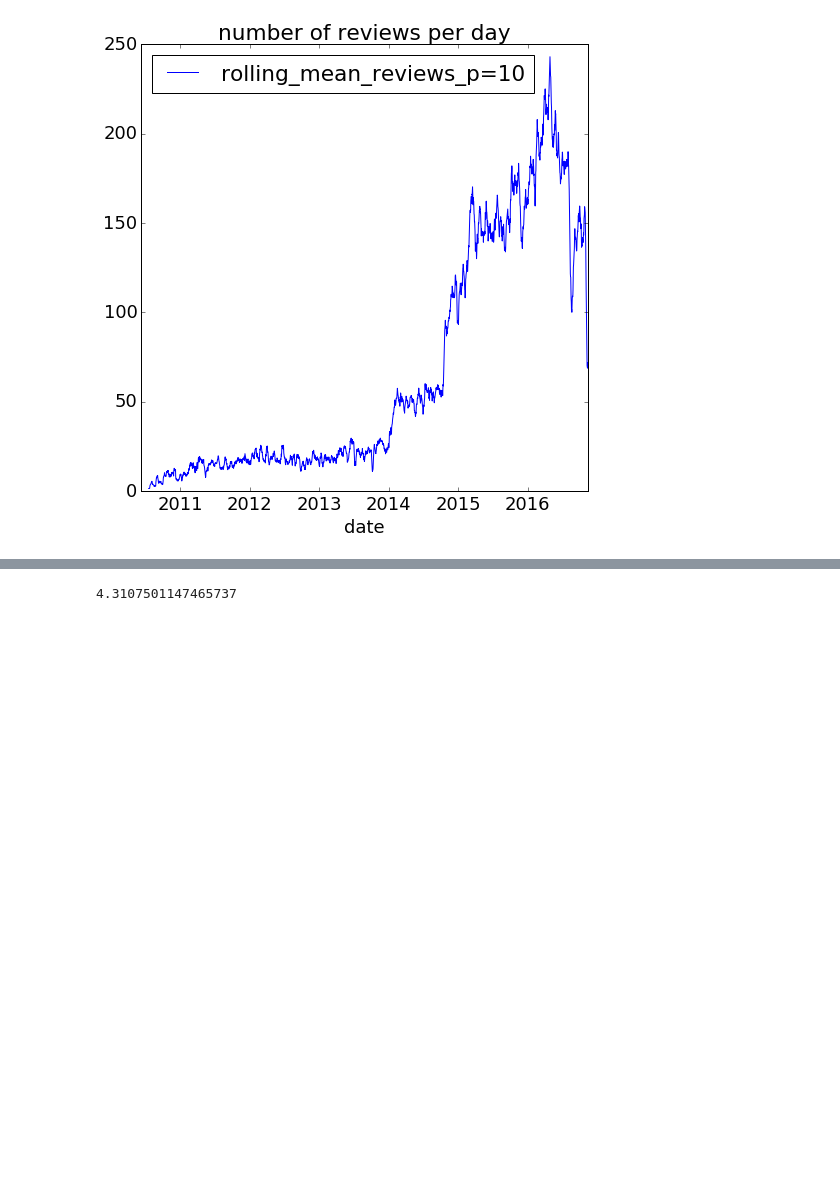
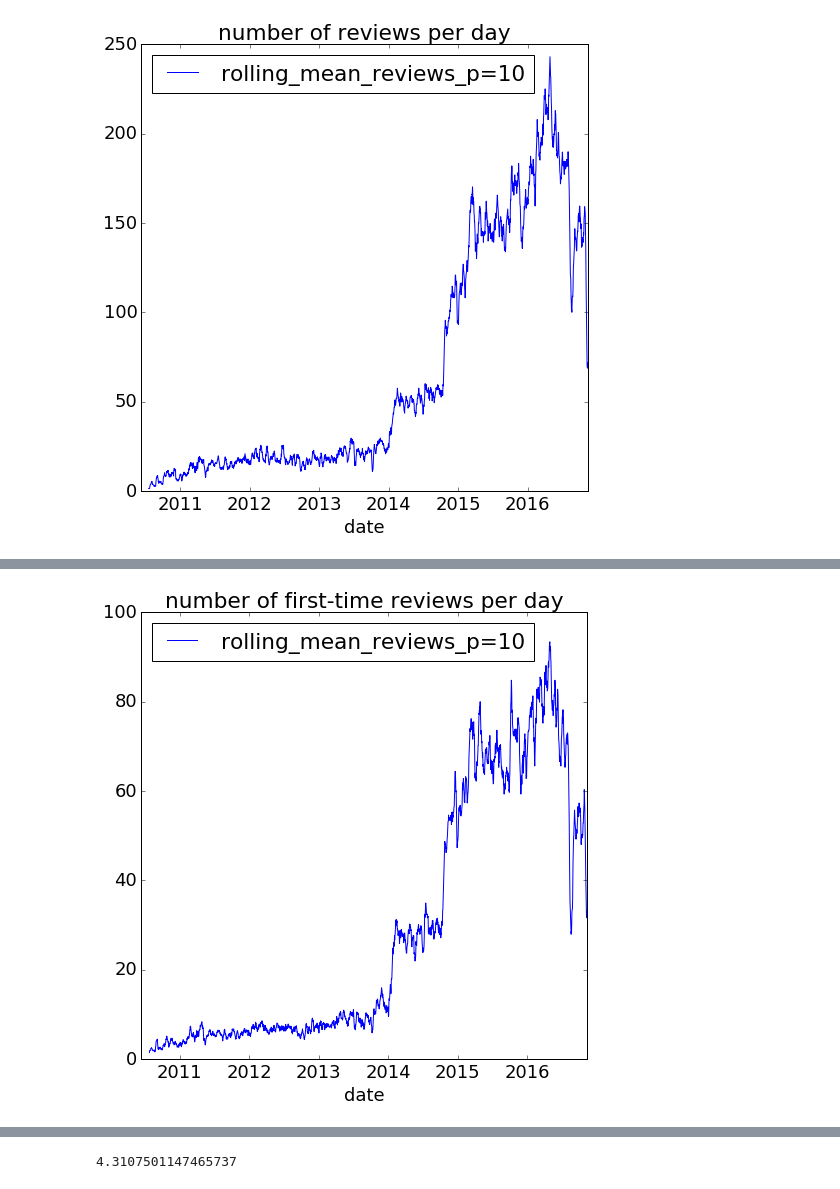
Before and after one commit to nateGeorge/canna-recommend, a Jupyter notebook: leafly/reviews_EDA.ipynb, the cells around one changed output, grey strips where cells are left out. Saved outputs shown, nothing was run; the diff lists cells and outputs as text; code cells hidden in the pictures; blank space fills up the shorter version.

```diff
--- a/leafly/reviews_EDA.ipynb
+++ b/leafly/reviews_EDA.ipynb
@@ -47,0 +57,2 @@ t = plt.title('number of reviews per day')
+# %%
+user_group_df = user_groups.agg({'sum_col' : np.sum, 'date' : [np.min, np.max]})
@@ -47,0 +76,3 @@ t = plt.title('number of reviews per day')
+# %%
+date_user_df = user_group_df['date'].groupby('amin').count()
+date_user_df.head()
@@ -47,0 +87,4 @@ t = plt.title('number of reviews per day')
+# %%
+date_user_day_df = date_user_df.reset_index()
+date_user_day_df = date_user_day_df.rename(columns={'amin':'date'})
+date_user_day_df.head()
@@ -47,0 +98,5 @@ t = plt.title('number of reviews per day')
+# %%
+date_user_day_df_groups = date_user_day_df.groupby('date').sum()
+date_user_day_df_groups.reset_index(inplace=True)
+date_user_day_df_groups['rolling_mean_reviews_p=10'] = pd.rolling_mean(date_user_day_df_groups.amax, window=10)
+date_user_day_df_groups.head()
@@ -47,0 +111,8 @@ t = plt.title('number of reviews per day')
+# %%
+plt.rcParams.update({'font.size': 18})
+f = plt.figure(figsize=(8, 8))
+ax = plt.gca()
+f = date_user_day_df_groups.plot(x='date', y='rolling_mean_reviews_p=10', ax=ax)
+t = plt.title('number of first-time reviews per day')
+# %% [output]
+[figure, added]
```
Also changed, not shown: parts of 17 cells of this notebook.
